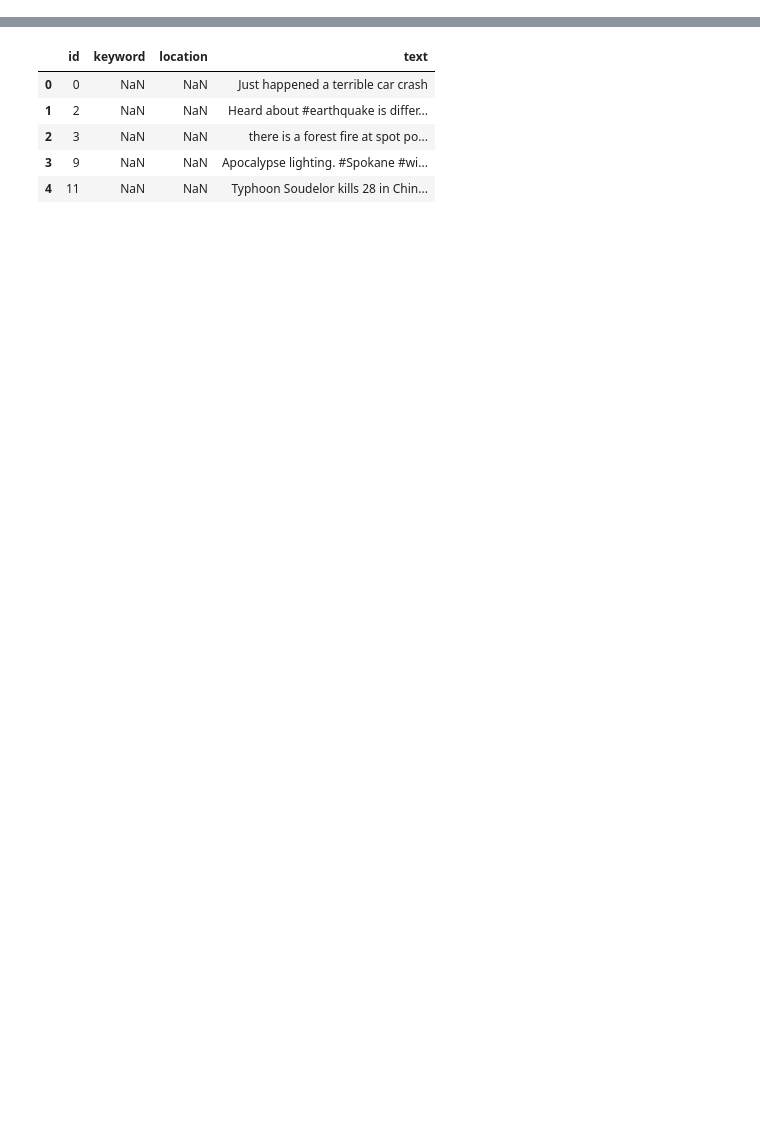
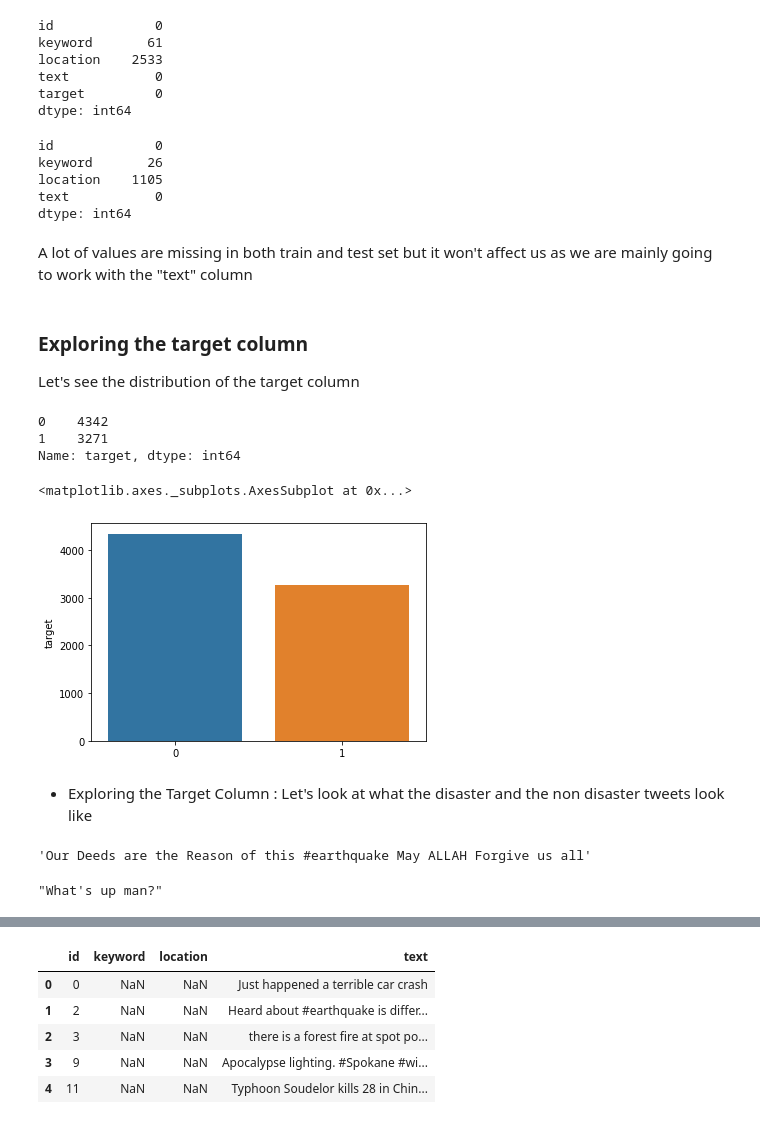
Before and after one commit to yassinhediger/fakenewsdetection, a Jupyter notebook: notebook/bigscale_project2.ipynb, the cells around one changed output, grey strips where cells are left out. Drawn from its saved outputs; the diff is of its cells as text; code cells hidden in the pictures; blank space fills up the shorter version.

```diff
--- a/notebook/bigscale_project2.ipynb
+++ b/notebook/bigscale_project2.ipynb
@@ -20,0 +112,55 @@ train_df.head()
+# %%
+#Missing values in training set
+train_df.isnull().sum()
+# %% [output]
+id             0
+keyword       61
+location    2533
+text           0
+target         0
+dtype: int64
+# %%
+#Missing values in test set
+test_df.isnull().sum()
+# %% [output]
+id             0
+keyword       26
+location    1105
+text           0
+dtype: int64
+# %% [markdown]
+A lot of values are missing in both train and test set but it won't affect us as we are mainly going to work with the "text" column
+# %% [markdown]
+### Exploring the target column
+
+
+
+Let's see the distribution of the target column
+# %%
+train_df['target'].value_counts()
+# %% [output]
+0    4342
+1    3271
+Name: target, dtype: int64
+# %%
+#let's visualize the distribution of target value
+sns.barplot(train_df['target'].value_counts().index,train_df['target'].value_counts())
+# %% [output]
+<matplotlib.axes._subplots.AxesSubplot at 0x...>
+[figure, added]
+# %% [markdown]
+
+
+*   Exploring the Target Column :  Let's look at what the disaster and the non disaster tweets look like
+# %%
+# A disaster tweet
+disaster_tweets = train_df[train_df['target']==1]['text']
+disaster_tweets.values[0]
+# %% [output]
+'Our Deeds are the Reason of this #earthquake May ALLAH Forgive us all'
+# %%
+#not a disaster tweet
+non_disaster_tweets = train_df[train_df['target']==0]['text']
+non_disaster_tweets.values[0]
+# %% [output]
+"What's up man?"
```
Also changed, not shown: parts of 201 cells of this notebook, 1 other file.
